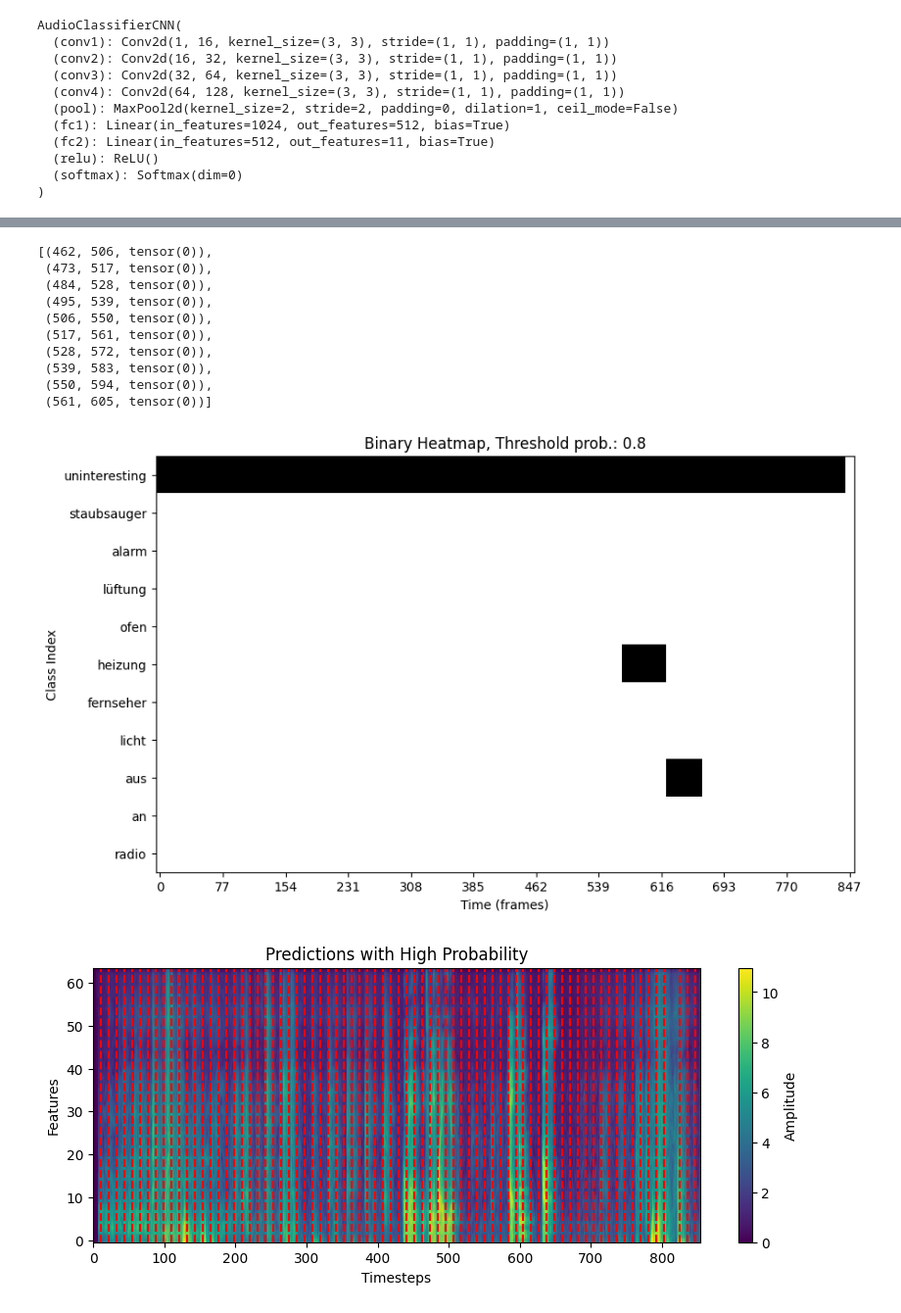
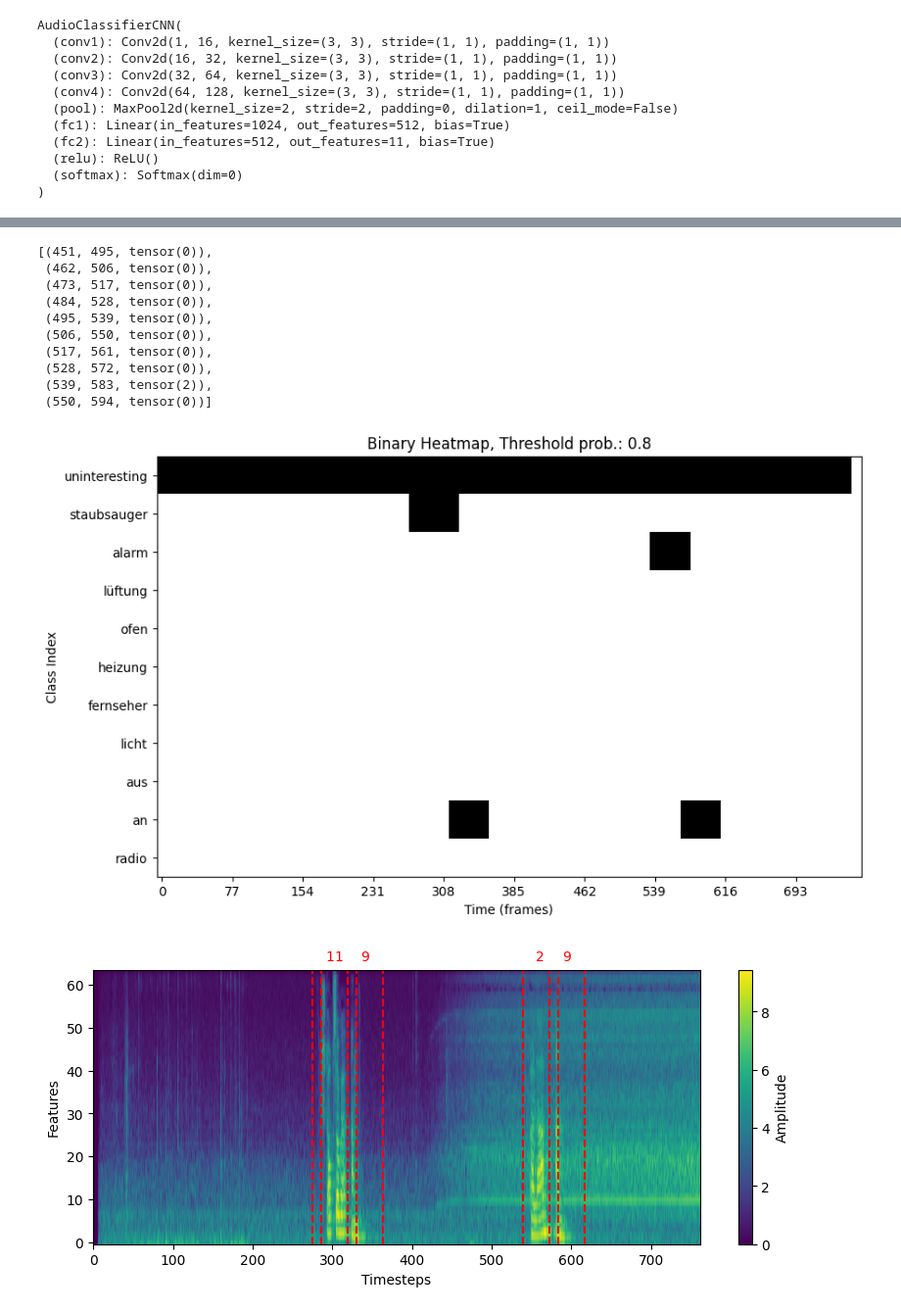
Before and after one commit to Simre1/MLPC-2024, a Jupyter notebook: assignment3/make_predictions_with_neural_network.ipynb, the cells around one changed output, grey strips where cells are left out. Shown at 98% size. Cells and saved outputs as stored; diff of their text form; code cells hidden in the pictures.

```diff
--- a/assignment3/make_predictions_with_neural_network.ipynb
+++ b/assignment3/make_predictions_with_neural_network.ipynb
@@ -22,7 +22,7 @@ print("Collected new file paths:", new_file_paths)
 # %% [output]
 Collected new file paths: ['../Files/scence_analysis\\2_Florian_Heizung_aus.npy', '../Files/scence_analysis\\3_Verena_Staubsauger_an_Alarm_an.npy', '../Files/scence_analysis\\5_Lukas_Staubsauger_an_Li ...
 # %%
-dataset_audio = np.load(new_file_paths[0])[:, 12:76, :]
+dataset_audio = np.load(new_file_paths[1])[:, 12:76, :]
 # %%
 dataset_audio.shape
 # %% [output]
@@ -153,16 +153,16 @@ display_predictions_heatmap_with_timestamps(all_predictions, classes.CLASSES, wi
 # %%
 threshold_predictions[40:50]
 # %% [output]
-[(462, 506, tensor(0)),
+[(451, 495, tensor(0)),
+ (462, 506, tensor(0)),
  (473, 517, tensor(0)),
  (484, 528, tensor(0)),
  (495, 539, tensor(0)),
  (506, 550, tensor(0)),
  (517, 561, tensor(0)),
  (528, 572, tensor(0)),
- (539, 583, tensor(0)),
- (550, 594, tensor(0)),
- (561, 605, tensor(0))]
+ (539, 583, tensor(2)),
+ (550, 594, tensor(0))]
 # %%
 def display_binary_predictions_heatmap_with_timestamps(threshold_predictions, classes_dict, window_size, stride, num_displayed_timestamps=10):
     # Calculate the number of timestamps
@@ -198,25 +198,32 @@ def display_binary_predictions_heatmap_with_timestamps(threshold_predictions, cl
 # %%
 display_binary_predictions_heatmap_with_timestamps(threshold_predictions, classes.CLASSES, window_size=44, stride=11)
 # %% [output]
-[figure, old version]
+[figure, new version]
 # %%
-def plot_predictions_heatmap(predictions, input_data, class_labels):
+def plot_predictions_heatmap(predictions, input_data, reverse_class_labels):
     plt.figure(figsize=(10, 8))
 
     # Plot the original input data
     plt.subplot(2, 1, 1)
     plt.imshow(input_data.squeeze(0), aspect='auto', origin='lower', cmap='viridis')
     for prediction in predictions:
-        start, end, _ = prediction
-        plt.axvline(x=start, color='r', linestyle='--')
-        plt.axvline(x=end, color='r', linestyle='--')
+        start, end, label = prediction
+        if label != 0:
+            plt.axvline(x=start, color='r', linestyle='--')
+            plt.axvline(x=end, color='r', linestyle='--')
+
+            # Add text annotations for the class label
+            mid_point = (start + end) / 2
+            class_key = reverse_class_labels[label.item()]
+            plt.text(mid_point, input_data.shape[1] + 1, label.item(), color='red', ha='center', va='bottom')
+
     plt.xlabel('Timesteps')
     plt.ylabel('Features')
-    plt.title('Predictions with High Probability')
+    # plt.title('Spectorgram with Predictions with High Probability')
     plt.colorbar(label='Amplitude')
     plt.show()
 
 # Example usage:
-plot_predictions_heatmap(threshold_predictions, dataset_audio_tensor, classes.CLASSES)
+plot_predictions_heatmap(threshold_predictions, dataset_audio_tensor, classes.REVERSE_CLASSES)
 # %% [output]
-[figure, old version]
+[figure, new version]
```
Also changed, not shown: parts of 2 cells of this notebook.
